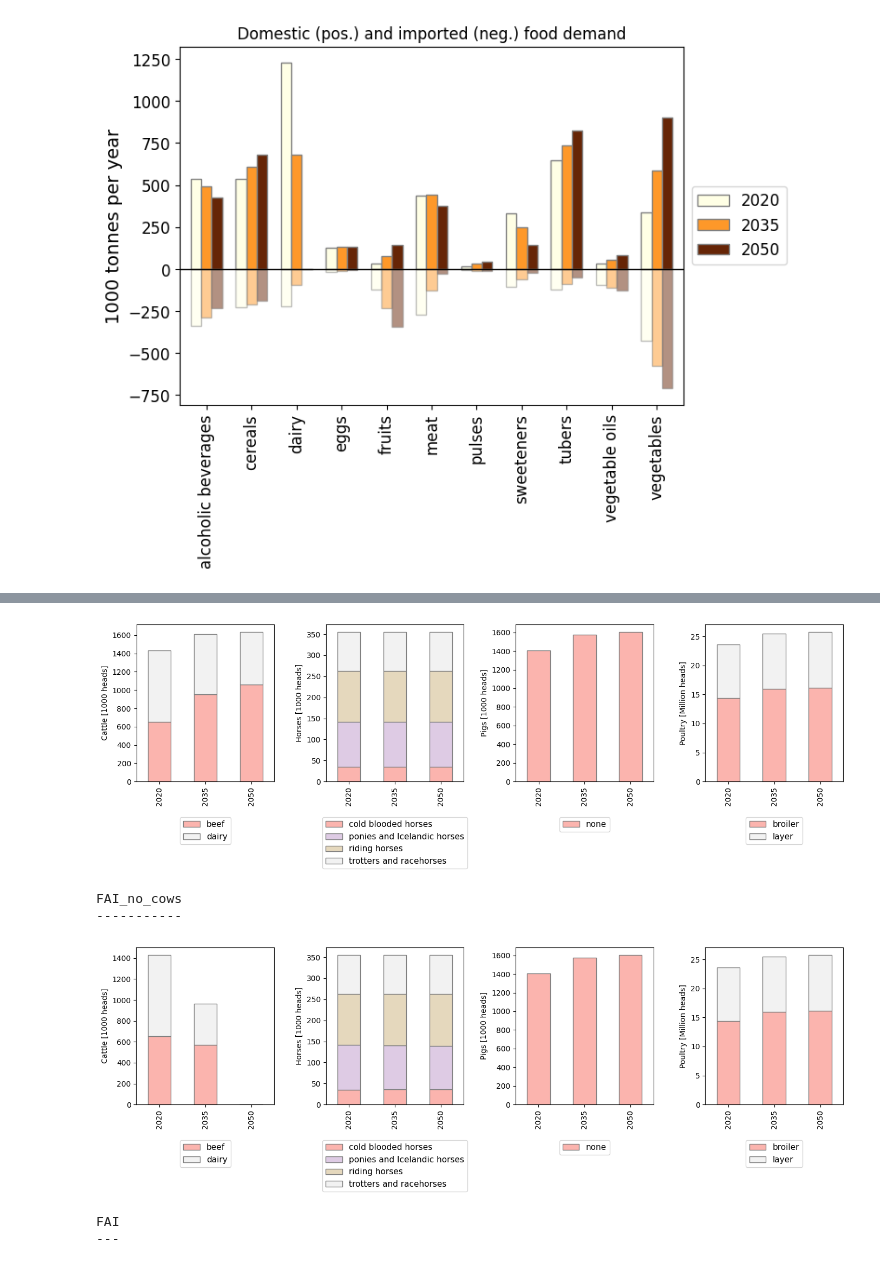
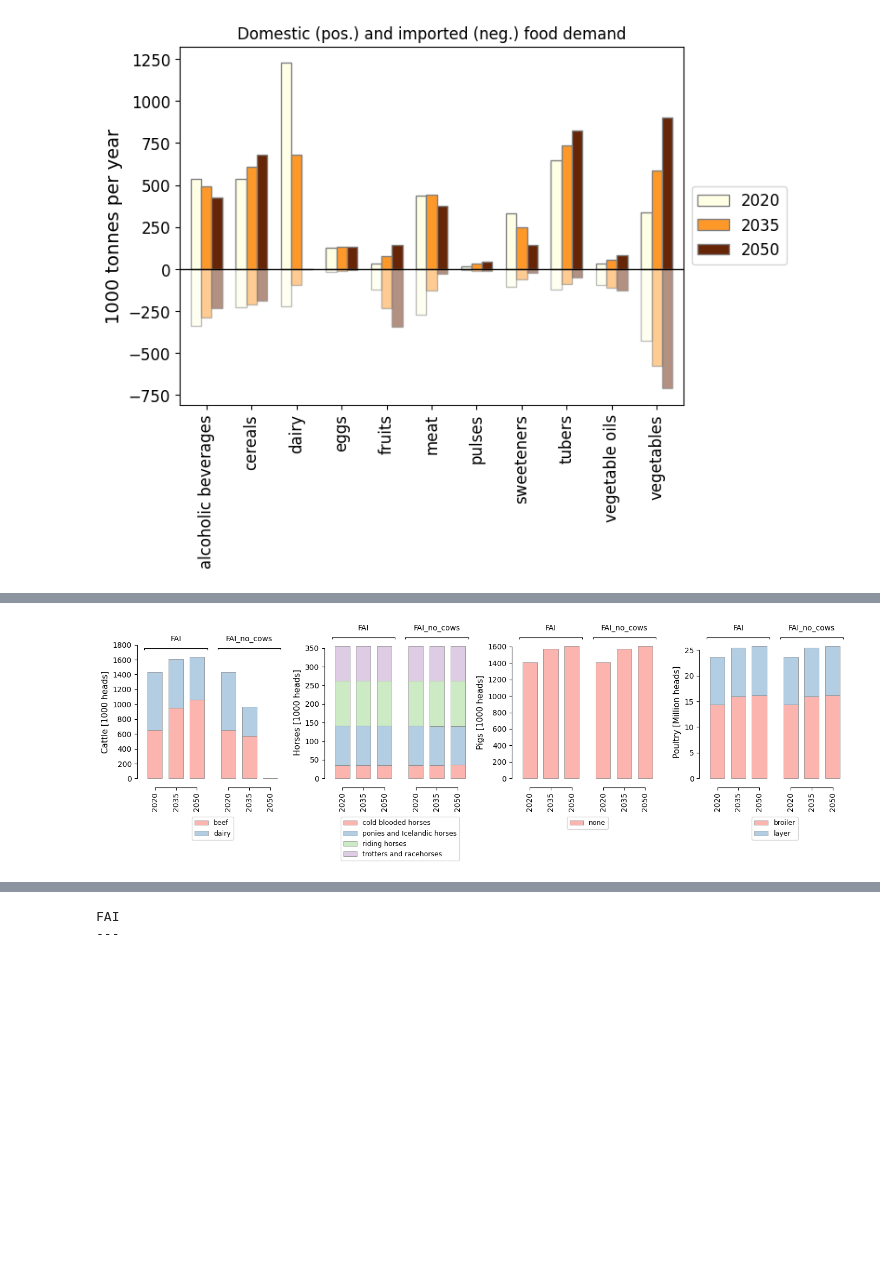
Before and after one commit to SLU-foodsystems/CIBUSmod, a Jupyter notebook: notebooks/run_scn.ipynb, the cells around one changed output, grey strips where cells are left out. Drawn from its saved outputs; the diff is of its cells as text; code cells hidden in the pictures; blank space fills up the shorter version.

```diff
--- a/notebooks/run_scn.ipynb
+++ b/notebooks/run_scn.ipynb
@@ -397,38 +454,34 @@ FAI_no_cows
 # %%
+%%time
 style = {
-    'kind' : 'bar',
     'stacked' : True,
     'cmap' : 'Pastel1',
     'edgecolor' : 'grey',
-    'legend' : False,
-    'width' : 0.5
+    'bar_width' : 0.7
 }
 
-for scn in session.scenarios():
-    print(scn)
-    print('-'*len(scn))
+# Number of animal heads
+plot_data = session.get_attr('A','heads',['species','breed'])
 
-    # Number of animal heads
-    plot_data = session.get_attr('A','heads',['species','breed']).loc[scn]
+fig, axs = plt.subplots(1,4, figsize=(14,5))
 
-    fig, axs = plt.subplots(1,4, figsize=(14,5))
+for ax,sp in zip(axs,plot_data.columns.get_level_values('species').unique()):
 
-    for ax,sp in zip(axs,plot_data.columns.get_level_values('species').unique()):
+    plot.bar(
+        (plot_data / (1000000 if sp=='poultry' else 1000))
+        .xs(sp, level='species', axis=1),
+        **style,
+        ax=ax,
+        group_levels='scn',
+        ylabel=sp.capitalize() + (' [Million heads]' if sp=='poultry' else ' [1000 heads]')
+    )
 
-        (
-            (plot_data / (1000000 if sp=='poultry' else 1000))
-            .xs(sp, level='species', axis=1)
-            .plot(**style, ax = ax)
-        )
+    # ax.legend(loc='lower left', bbox_to_anchor=(0, 0))
 
-        ax.set_ylabel(sp.capitalize() + (' [Million heads]' if sp=='poultry' else ' [1000 heads]'))
-        ax.set_xlabel('')
-        ax.legend(loc='lower left', bbox_to_anchor=(0, 0))
+for ax in axs.flatten():
+    ax.legend(loc='upper center', ncol=1, bbox_to_anchor=(0.5, -0.25), fontsize=9)
 
-    for ax in axs.flatten():
-        ax.legend(loc='upper center', ncol=1, bbox_to_anchor=(0.5, -0.2), fontsize=11)
-        ax.set_xlabel('')
-
-    plt.tight_layout()
-    plt.show()
+plt.tight_layout()
+plt.show()
 # %% [output]
+[figure, new version]
@@ -437,7 +490,3 @@ FAI
-[figure, old version]
-FAI_no_cows
------------
-[figure, removed]
 # %%
 for scn in session.scenarios():
     print(scn)
```
Also changed, not shown: parts of 4 cells of this notebook, 3 other files.
